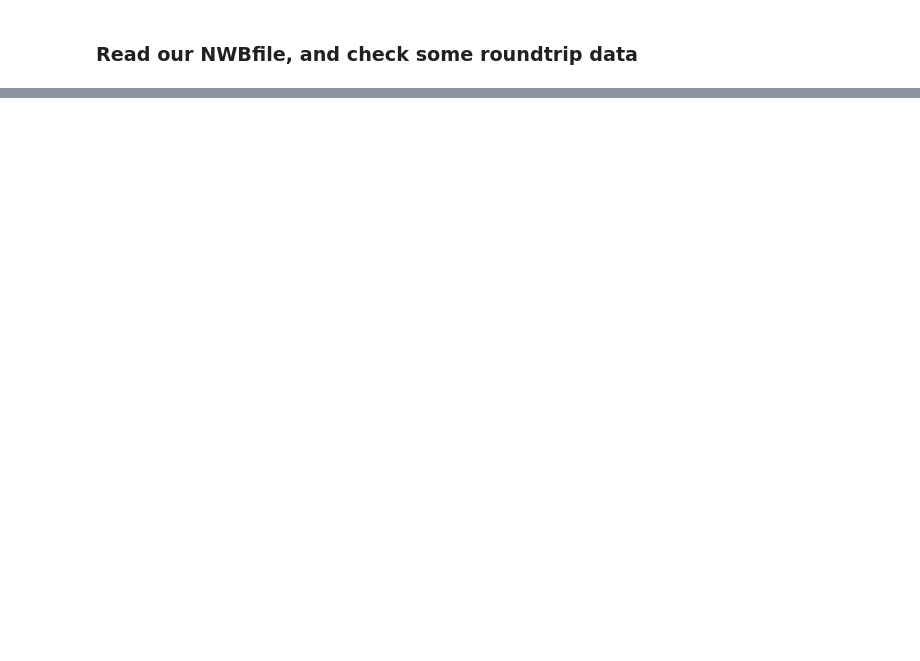
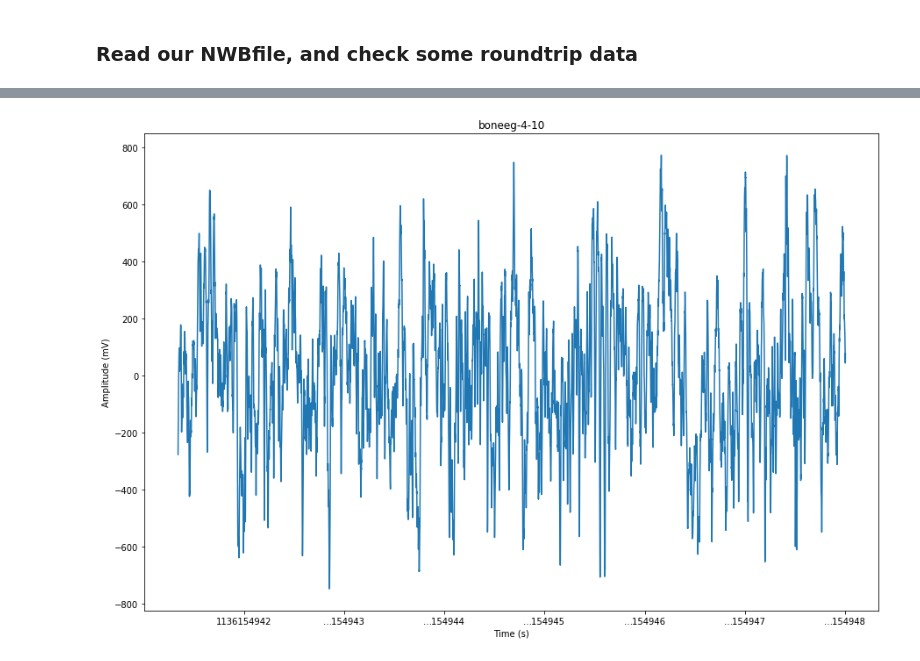
Before and after one commit to LorenFrankLab/franklab-nwb, a Jupyter notebook: convert_nspike.ipynb, the cells around one changed output, grey strips where cells are left out. Saved outputs shown, nothing was run; the diff lists cells and outputs as text; code cells hidden in the pictures; blank space fills up the shorter version.

```diff
--- a/convert_nspike.ipynb
+++ b/convert_nspike.ipynb
@@ -8,16 +8,21 @@ import numpy as np
 from datetime import datetime
 from dateutil import tz
 import matplotlib.pyplot as plt
+import matplotlib.dates as mdates
+import matplotlib.ticker as mticker
+
 
 import pynwb
 import nspike_helpers as ns
+
+mdates.rcParams.update({'date.autoformatter.microsecond': '%H:%M:%S.%f'})
 # %%
 # debug settings
 limit_num_of_tets = None # To speed up testing. Set to None to load all tets
 
 # Session-specific params
-data_dir = '/opt/data46/FrankData/kkay/Bon/'
-# data_dir = '/Users/tjd/Data/FrankData/kkay/Bon'
+#data_dir = '/opt/data46/FrankData/kkay/Bon/'
+data_dir = '/Users/tjd/Data/FrankData/kkay/Bon'
 data_source = 'Animal Bond'
 anim = 'Bon'
 day = 4
@@ -450,9 +515,0 @@ nwbf_read.get_acquisition('LFP').electrical_series
-# %%
-plt.figure(figsize=(15,10))
-for i in range(len(list(nwbf_read.get_acquisition('LFP').electrical_series.items()))):
-    example_es_name, example_es = list(nwbf_read.get_acquisition('LFP').electrical_series.items())[i]
-    nwbf_read.get_acquisition('LFP').electrical_series
-    plt.plot(example_es.timestamps[0:10000], example_es.data[0:10000] * 1000)
-    plt.title(example_es_name)
-    plt.xlabel('Time (s)')
-    plt.ylabel('Amplitude (mV)')
@@ -460,0 +516,56 @@ io.close()
+# %%
+def fmt_sec_from_midnight (x, pos):
+    x_posix = mdates.num2epoch(x)
+    x_dt = mdates.num2date(x)
+    prev_midnight = x_dt.replace(hour=0, minute=0, second=0, microsecond=0)
+    return (x_dt - prev_midnight).total_seconds()
+#    return "%0.6f" % mdates.num2epoch(x)
+
+def fmt_truncate_posix (x, pos, oom=6):
+#     offset_str = "%de%d + \n" % (x // 10 ** oom, oom)
+    ellipsis = "\u2026"
+    offset_str = "%d" % (x // 10 ** oom)
+    # oom zero-padded digits before decimal point and up to 6 digits past it
+    # (no trailing zeros)
+    # NB no way to do this with single format string: %05.11g gives too many digits past
+    #the decimal when integer part is small.
+    remainder_str = ("%%0%dd" % oom) % (x % 10 ** oom) + \
+                    ("%0.6g" % (x % 1))[1:] # omit leading 0
+    if pos == 1: # first visible tick
+        print (x)
+#         return offset_str + ellipsis + "\n" + ellipsis + remainder_str
+        return offset_str + remainder_str
+    else:
+        return "\u2026" + remainder_str
+
+fig1 = plt.figure(1, figsize=(15,10))
+ax1 = fig1.add_subplot(1,1,1)
+print(ax1.xaxis.major.formatter)
+xtick_locator = mticker.AutoLocator()
+xtick_formatter = mticker.FuncFormatter(fmt_truncate_posix)
+# xtick_formatter = mdates.AutoDateFormatter(xtick_locator)
+# xtick_formatter = mticker.ScalarFormatter(xtick_locator)
+
+
+for i in [1]: #range(len(list(nwbf_read.get_acquisition('LFP').electrical_series.items()))):
+    example_es_name, example_es = list(nwbf_read.get_acquisition('LFP').electrical_series.items())[i]
+    nwbf_read.get_acquisition('LFP').electrical_series
+    #ts = (example_es.timestamps.value[-1001:-1]*1e9).astype('datetime64[ns]')
+    ts = example_es.timestamps.value[-10001:-1]
+    print("plot #%d" % i)
+    ax1.plot(ts, example_es.data[0:10000] * 1000)
+
+ax1.set_title(example_es_name)
+ax1.set_xlabel('Time (s)')
+# ax1.set_xlabel('Time (s; prefix = 113615\u2026)')
+ax1.set_ylabel('Amplitude (mV)')
+ax1.xaxis.set_major_locator(xtick_locator)
+ax1.xaxis.set_major_formatter(xtick_formatter)
+print(ax1.xaxis.major.formatter)
+
+
+# xtick_locator = mdates.AutoDateLocator()
+
+
+#fig1.autofmt_xdate()
+# %% [output]
@@ -460,0 +583 @@ io.close()
+[figure, added]
```
Also changed, not shown: parts of 15 cells of this notebook, 3 other files.
